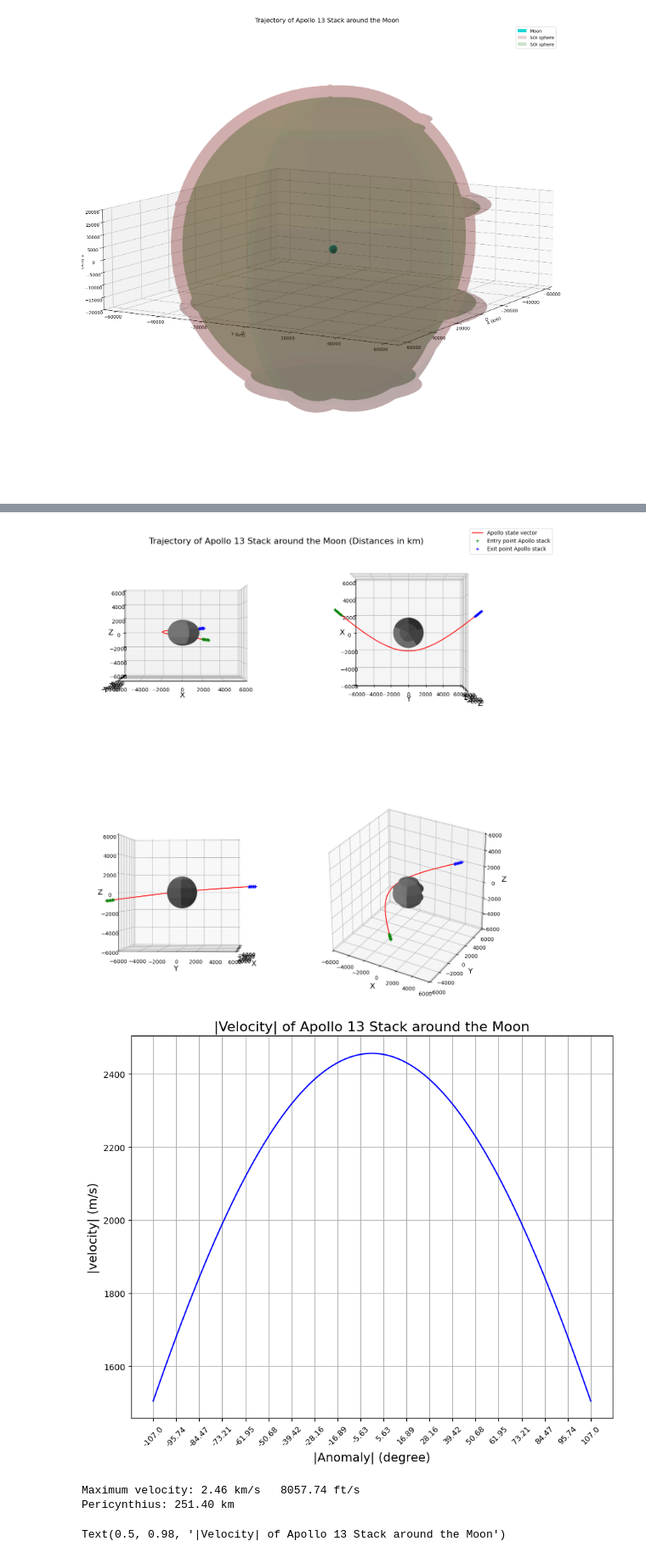
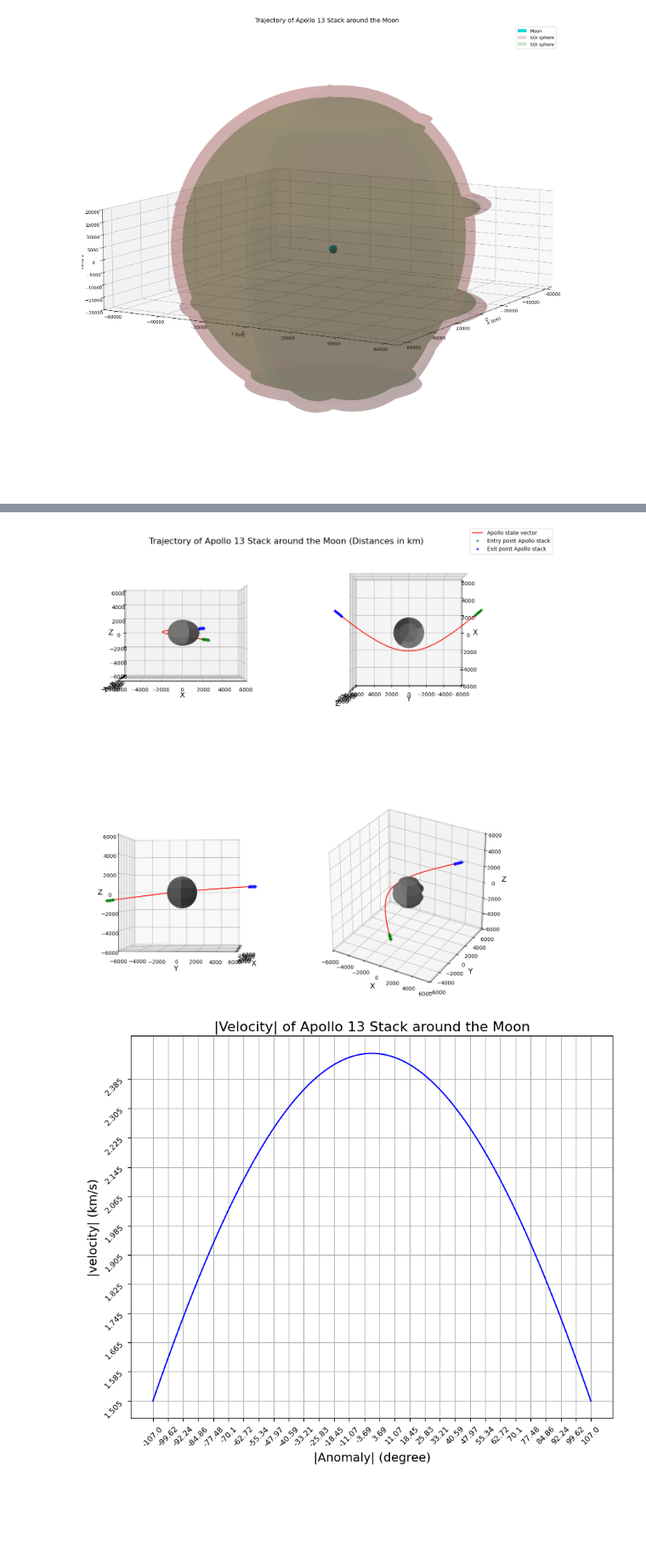
Before and after one commit to alexfum75/Apollo_13, a Jupyter notebook: MoonFlyby.ipynb, the cells around one changed output, grey strips where cells are left out. Shown: that part at 85% size. Cells and saved outputs as stored; diff of their text form; code cells hidden in the pictures; blank space fills up the shorter version.

```diff
--- a/MoonFlyby.ipynb
+++ b/MoonFlyby.ipynb
@@ -309,7 +309,7 @@ ax.set_ylim3d(XYZlim)
 ax.set_zlim3d(XYZlim)
 ax.set_aspect('equal', 'box')
 
-ax.view_init(-90, 0, 0)
+ax.view_init(90, 180, 0)
 ax = fig.add_subplot(223, projection='3d')
 ax.plot(r[0, :], r[1, :], r[2, :], '-r')
 ax.plot(r[0, 0:enter_limit_point], r[1, 0:enter_limit_point], r[2, 0:enter_limit_point], '+g')
@@ -339,62 +339,68 @@ ax.set_aspect('equal')
 fig.suptitle('Trajectory of Apollo 13 Stack around the Moon (Distances in km)', fontsize = '16')
 fig.subplots_adjust(top=1)
 fig.legend(legend_label, fontsize = '10')
-plt_3d_stack.show()
+#plt_3d_stack.show()
+plt_3d_stack.savefig('Apollo_13_Stack_around_Moon.png')
 
-# plot velocity vs mean anomaly
-
-fig_, ax = plt_3d_stack.subplots(figsize=(10, 8))
-anomaly_Xticks = np.linspace(round (min (orb.true_anomaly), 2), round (max (orb.true_anomaly), 2), 20)
-anomaly_Xticks = np.round(anomaly_Xticks, 2)
-plt_2d_stack.plot(orb.true_anomaly, orb.velocity * 1000, '-b')
-plt_2d_stack.xticks(anomaly_Xticks, anomaly_Xticks, fontsize='9', rotation=45)
-ax.set_xlabel('|Anomaly| (degree)', fontsize = '14')
-ax.set_ylabel('|velocity| (m/s)', fontsize = '14')
-ax.set_title(f'|Velocity| of Apollo 13 Stack around the Moon', fontsize = '16')
-ax.grid(True)
-plt_2d_stack.show()
-
-# plot velocity vs distance
 k_x = np.sqrt(np.square(r[0, :]) + np.square(r[1, :]) + np.square(r[2, :]))
 pericynthium = min(k_x) - R_MOON
 k_x [np.where(k_x < 0)] += R_MOON
 k_x [np.where(k_x >= 0)] -= R_MOON
+
+# plot velocity vs mean anomaly
+
+fig_, ax = plt_2d_stack.subplots(figsize=(10, 8))
+anomaly_Xticks = np.linspace(round (min (orb.true_anomaly), 2), round (max (orb.true_anomaly), 2), 30)
+anomaly_Xticks = np.round(anomaly_Xticks, 2)
+listOf_Yticks = np.arange(min (orb.velocity), max(orb.velocity), step = 0.080)
+listOf_Yticks = np.round(listOf_Yticks, 3)
+plt_2d_stack.yticks(listOf_Yticks, listOf_Yticks, fontsize='9', rotation=45)
+plt_2d_stack.xticks(anomaly_Xticks, anomaly_Xticks, fontsize='9', rotation=45)
+plt_2d_stack.plot(orb.true_anomaly, orb.velocity, '-b')
+ax.set_xlabel('|Anomaly| (degree)', fontsize = '14')
+ax.set_ylabel('|velocity| (km/s)', fontsize = '14')
+ax.set_title(f'|Velocity| of Apollo 13 Stack around the Moon', fontsize = '16')
+ax.grid(True)
+#plt_2d_stack.show()
+plt_2d_stack.savefig('Apollo_13_Stack_anomaly_velocity_around_Moon.png')
+
+# plot velocity vs distance
 
 index=int(len(k_x)/2)
 a = [-element for element in k_x[0:index]]
 
 fig = plt_velocity.figure(figsize=(18, 16))
 ax = fig.add_subplot(221)
-ax.set_ylabel('|velocity| (Km/s)', fontsize = '14')
+ax.set_ylabel('|velocity| (km/s)', fontsize = '14')
 ax.set_xlabel('|Position| (km)', fontsize = '14')
-ax.grid(True)
-listOf_Xticks = np.arange(-round(max(k_x), 2), -round(min(k_x), 2), step = 250)
+print(f"{-round(max(k_x), 2)}  {-round(min(k_x), 2)}")
+#listOf_Xticks = np.arange(-round(max(k_x), 2), -round(min(k_x), 2), step = 250)
+listOf_Xticks = np.arange(-round(max(k_x), 2), -20, step = 250)
 listOf_Xticks = np.round(listOf_Xticks, 3)
 listOf_Yticks = np.arange(min (orb.velocity[index:len(k_x)]), max(orb.velocity[index:len(k_x)]), step = 0.05)
 listOf_Yticks = np.round(listOf_Yticks, 3)
 plt_velocity.xticks(listOf_Xticks, listOf_Xticks, fontsize='9', rotation=45)
 plt_velocity.yticks(listOf_Yticks, listOf_Yticks, fontsize='9')
 ax.plot(a, orb.velocity[0:index])
+ax.grid(True)
 
 print (f"Maximum velocity: {max(orb.velocity):.2f} km/s   {(max(orb.velocity) * 3280.84):.2f} ft/s")
 print (f"Pericynthius: {(pericynthium):.2f} km")
 
+ax = fig.add_subplot(222)
+a = np. array(k_x[index:len(k_x)])
+ax.set_ylabel('|velocity| (km/s)', fontsize = '14')
+ax.set_xlabel('|Position| (km)', fontsize = '14')
+ax.plot(a, orb.velocity[index:len(k_x)])
+print(f"{round(min(k_x), 2)}  {round(max(k_x), 2)}")
 listOf_Xticks = np.arange(round(min(k_x), 2), round(max(k_x), 2), step = 250)
 listOf_Xticks = np.round(listOf_Xticks, 3)
-
-ax = fig.add_subplot(222)
-a = np. array(k_x[index:len(k_x)])
-ax.set_ylabel('|velocity| (Km/s)', fontsize = '14')
-ax.set_xlabel('|Position| (km)', fontsize = '14')
-plt_velocity.xticks(listOf_Xticks, listOf_Xticks, fontsize='9', rotation=45)
-plt_velocity.yticks(listOf_Yticks, listOf_Yticks, fontsize='9')
-ax.plot(a, orb.velocity[index:len(k_x)])
-
 plt_velocity.xticks(listOf_Xticks, listOf_Xticks, fontsize='9', rotation=45)
 plt_velocity.yticks(listOf_Yticks, listOf_Yticks, fontsize='9')
 
 ax.grid(True)
 fig.suptitle(f'|Velocity| of Apollo 13 Stack around the Moon', fontsize = '16')
+plt_velocity.savefig('Apollo_13_Stack_state_vector_around_Moon.png')
 # %% [output]
 Orbital parameters:
 Eccentricity: 1.446, Perifocal Distance: 1988.800 km, Inclination: 173.700, Argument of Periapsis: 28.700, Longitude of the Ascending Node: -150.740
@@ -402,5 +412,2 @@ Semi-major axis hyperbola: -4457.194 km Radius Moon: 1737.400 km
-[figure, old version]
+[figure, new version]
-[figure, old version]
+[figure, new version]
-Maximum velocity: 2.46 km/s   8057.74 ft/s
-Pericynthius: 251.40 km
-Text(0.5, 0.98, '|Velocity| of Apollo 13 Stack around the Moon')
```
Also changed, not shown: parts of 1 cell of this notebook, 3 other files.
